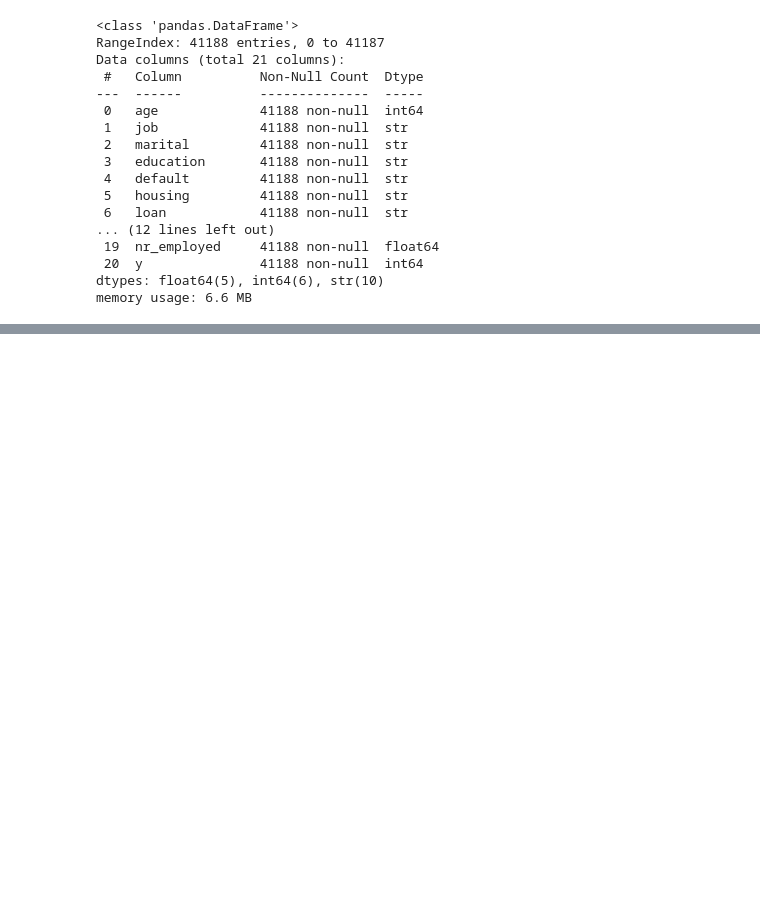
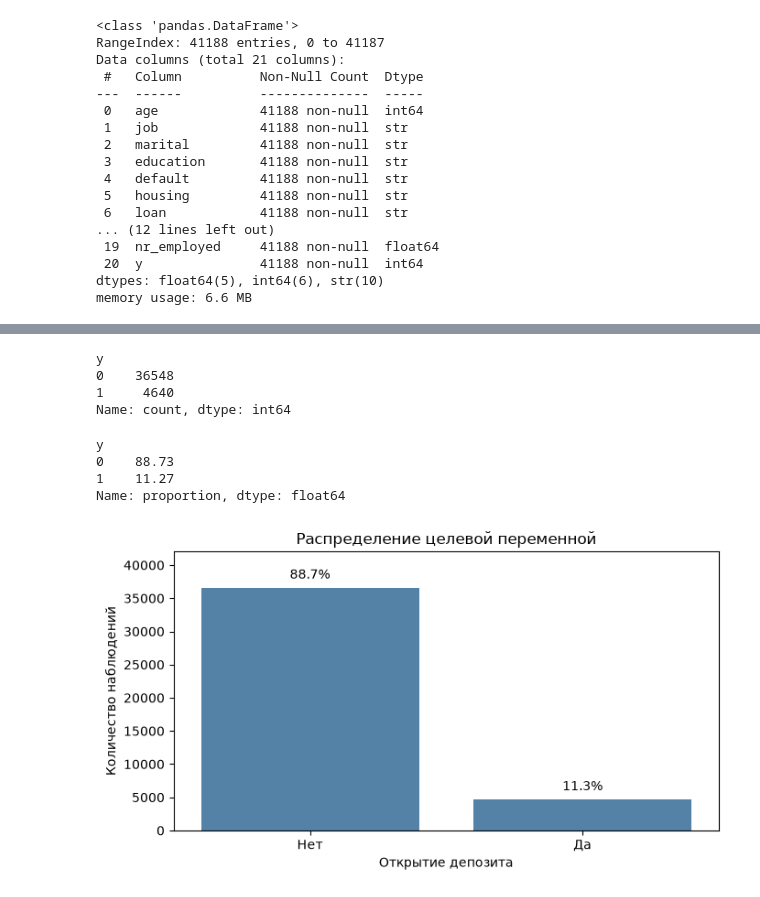
Before and after one commit to victoriia-warexify/bank-marketing-ml, a Jupyter notebook: notebooks/01_eda.ipynb, the cells around one changed output, grey strips where cells are left out. Cells and saved outputs as stored; diff of their text form; code cells hidden in the pictures; blank space fills up the shorter version.

Commit message:
Complete exploratory data analysis

```diff
--- a/notebooks/01_eda.ipynb
+++ b/notebooks/01_eda.ipynb
@@ -68,0 +208,52 @@ See https://pandas.pydata.org/docs/user_guide/migration-3-strings.html#string-mi
+# %%
+# Распределение целевой переменной
+df['y'].value_counts()
+# %% [output]
+y
+0    36548
+1     4640
+Name: count, dtype: int64
+# %%
+# Доля целевой переменной
+(df['y'].value_counts(normalize=True) * 100).round(2)
+# %% [output]
+y
+0    88.73
+1    11.27
+Name: proportion, dtype: float64
+# %%
+plt.figure(figsize=(7, 4))
+
+ax = sns.countplot(
+    data=df,
+    x='y',
+    order=[0, 1],
+    color='steelblue'
+)
+
+plt.title('Распределение целевой переменной')
+plt.xlabel('Открытие депозита')
+plt.ylabel('Количество наблюдений')
+
+ax.set_xticks([0, 1])
+ax.set_xticklabels(['Нет', 'Да'])
+
+total = len(df)
+
+for bar in ax.patches:
+    count = bar.get_height()
+    percentage = count / total * 100
+
+    ax.annotate(
+        f'{percentage:.1f}%',
+        (bar.get_x() + bar.get_width() / 2, count),
+        ha='center',
+        va='bottom',
+        xytext=(0, 5),
+        textcoords='offset points'
+    )
+ax.set_ylim(0, df['y'].value_counts().max() * 1.15)
+plt.tight_layout()
+plt.show()
+# %% [output]
+[figure, added]
```
Also changed, not shown: parts of 65 cells of this notebook.
